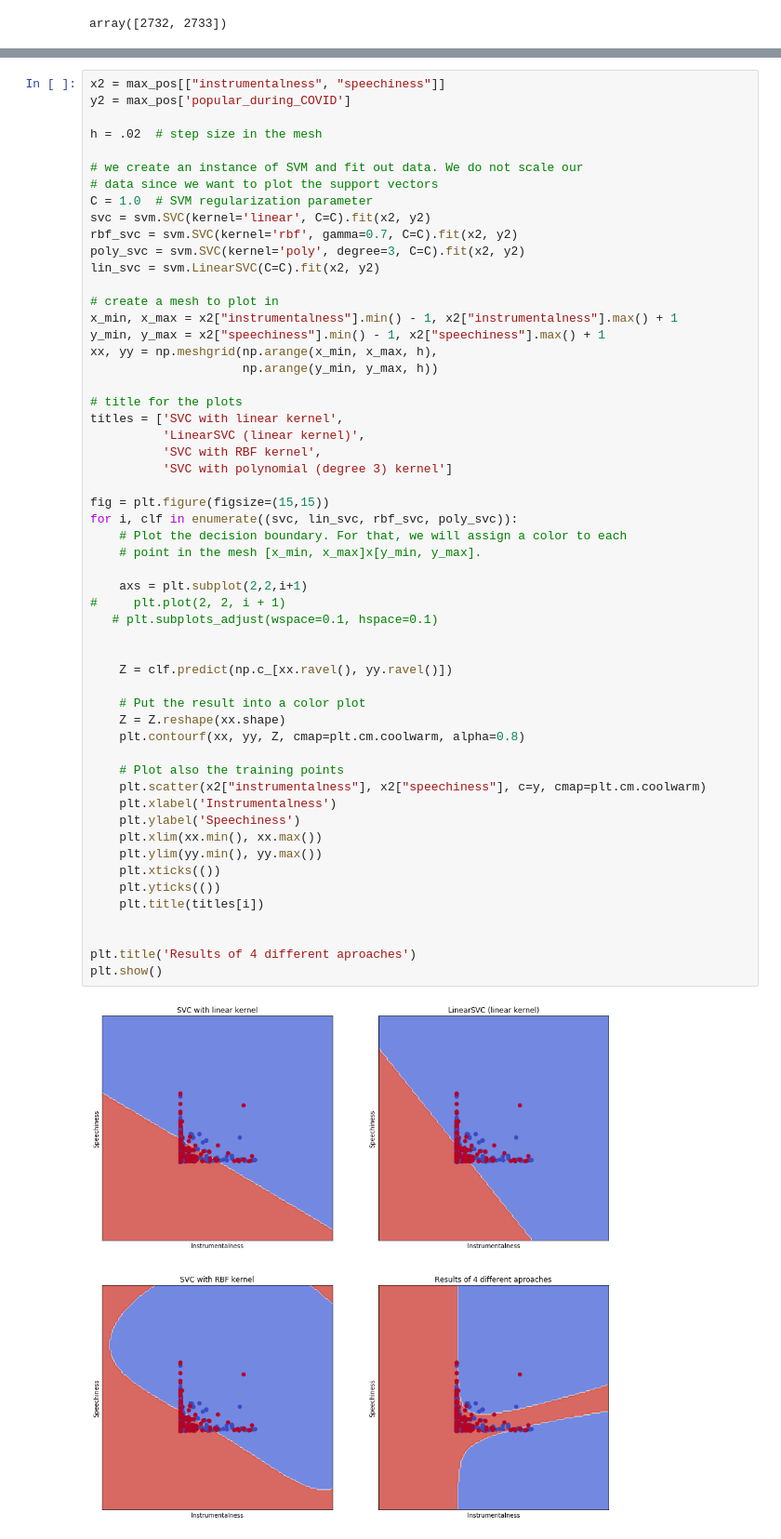
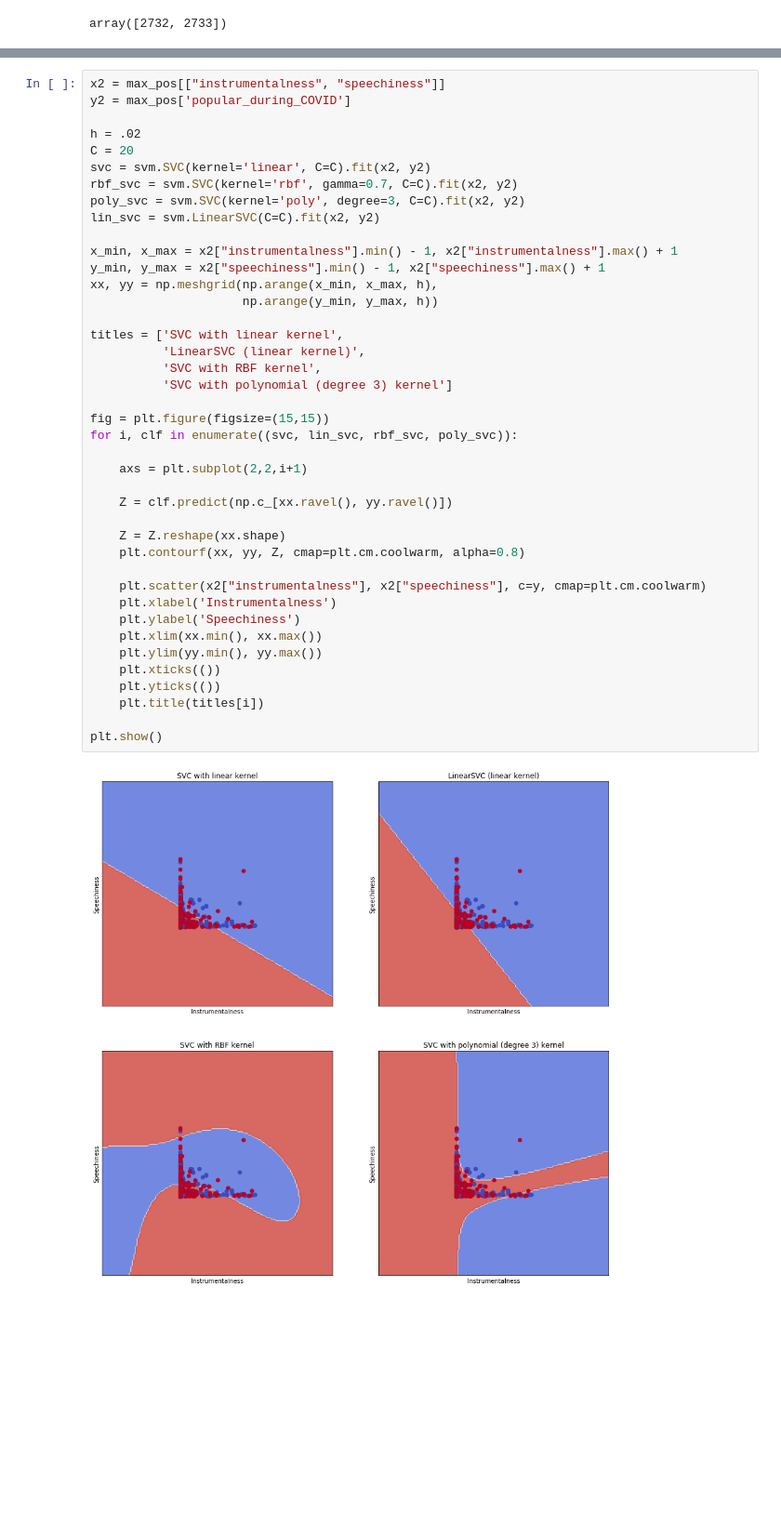
Before and after one commit to michelhaddad/spotify-big-data, a Jupyter notebook: notebooks/Popularity prediction - COVID related.ipynb, the cells around one changed output, grey strips where cells are left out. Shown at 93% size. Drawn from its saved outputs; the diff is of its cells as text; blank space fills up the shorter version.

Commit message:
parameter c changed

```diff
--- a/notebooks/Popularity prediction - COVID related.ipynb
+++ b/notebooks/Popularity prediction - COVID related.ipynb
@@ -75,59 +91,45 @@ plt.show()
 x2 = max_pos[["instrumentalness", "speechiness"]]
 y2 = max_pos['popular_during_COVID']
 
-h = .02  # step size in the mesh
-
-# we create an instance of SVM and fit out data. We do not scale our
-# data since we want to plot the support vectors
-C = 1.0  # SVM regularization parameter
+h = .02
+C = 20
 svc = svm.SVC(kernel='linear', C=C).fit(x2, y2)
 rbf_svc = svm.SVC(kernel='rbf', gamma=0.7, C=C).fit(x2, y2)
 poly_svc = svm.SVC(kernel='poly', degree=3, C=C).fit(x2, y2)
 lin_svc = svm.LinearSVC(C=C).fit(x2, y2)
 
-# create a mesh to plot in
 x_min, x_max = x2["instrumentalness"].min() - 1, x2["instrumentalness"].max() + 1
 y_min, y_max = x2["speechiness"].min() - 1, x2["speechiness"].max() + 1
 xx, yy = np.meshgrid(np.arange(x_min, x_max, h),
                      np.arange(y_min, y_max, h))
 
-# title for the plots
 titles = ['SVC with linear kernel',
           'LinearSVC (linear kernel)',
           'SVC with RBF kernel',
           'SVC with polynomial (degree 3) kernel']
 
 fig = plt.figure(figsize=(15,15))
 for i, clf in enumerate((svc, lin_svc, rbf_svc, poly_svc)):
-    # Plot the decision boundary. For that, we will assign a color to each
-    # point in the mesh [x_min, x_max]x[y_min, y_max].
 
     axs = plt.subplot(2,2,i+1)
-#     plt.plot(2, 2, i + 1)
-   # plt.subplots_adjust(wspace=0.1, hspace=0.1)
-
 
     Z = clf.predict(np.c_[xx.ravel(), yy.ravel()])
 
-    # Put the result into a color plot
     Z = Z.reshape(xx.shape)
     plt.contourf(xx, yy, Z, cmap=plt.cm.coolwarm, alpha=0.8)
 
-    # Plot also the training points
     plt.scatter(x2["instrumentalness"], x2["speechiness"], c=y, cmap=plt.cm.coolwarm)
     plt.xlabel('Instrumentalness')
     plt.ylabel('Speechiness')
     plt.xlim(xx.min(), xx.max())
     plt.ylim(yy.min(), yy.max())
     plt.xticks(())
     plt.yticks(())
     plt.title(titles[i])
 
-
-plt.title('Results of 4 different aproaches')
 plt.show()
 # %% [output]
-[figure, old version]
+[figure, new version]
 # %%
 # Prediction using 2021 data
 
```
Also changed, not shown: parts of 4 cells of this notebook.
